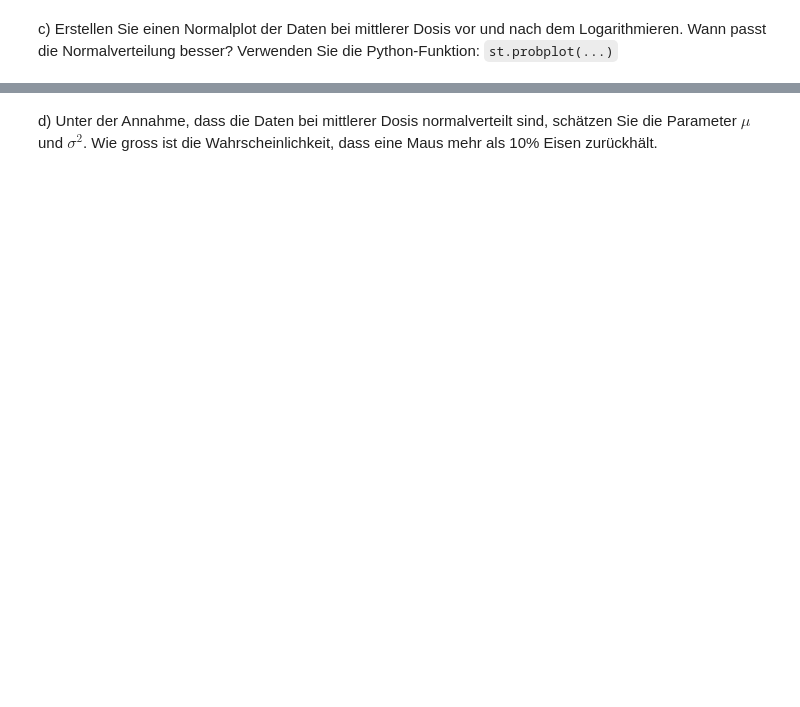
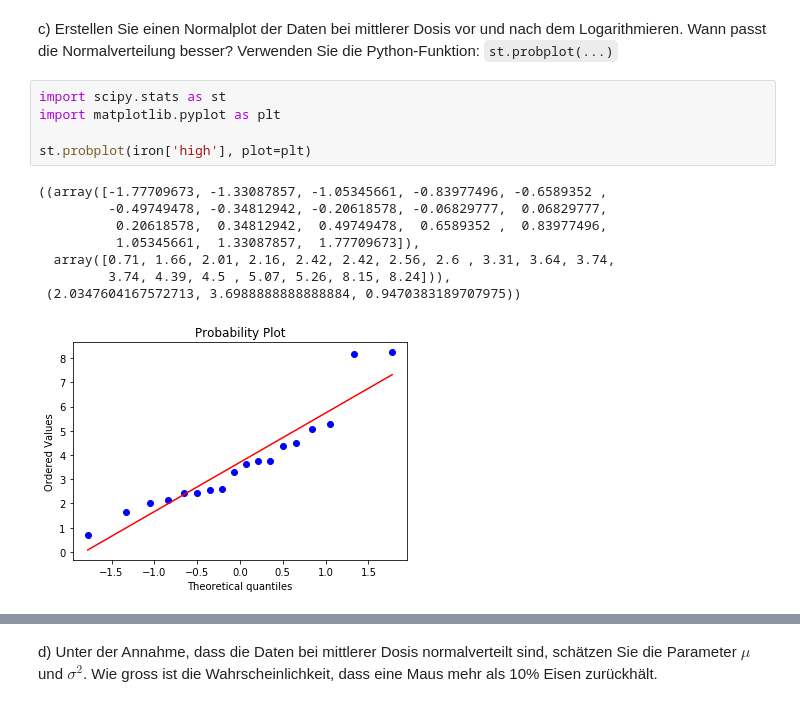
Before and after one commit to randombenj/hslu-statistics, a Jupyter notebook: sw05/exercise-5.3.ipynb, the cells around one changed output, grey strips where cells are left out. Saved outputs shown, nothing was run; the diff lists cells and outputs as text; blank space fills up the shorter version.

```diff
--- a/sw05/exercise-5.3.ipynb
+++ b/sw05/exercise-5.3.ipynb
@@ -10,2 +33,16 @@ b) Transformieren Sie alle Werte mit dem Logarithmus und erstellen Sie wieder di
 # %% [markdown]
 c) Erstellen Sie einen Normalplot der Daten bei mittlerer Dosis vor und nach dem Logarithmieren. Wann passt die Normalverteilung besser? Verwenden Sie die Python-Funktion: `st.probplot(...)`
+# %%
+import scipy.stats as st
+import matplotlib.pyplot as plt
+
+st.probplot(iron['high'], plot=plt)
+# %% [output]
+((array([-1.77709673, -1.33087857, -1.05345661, -0.83977496, -0.6589352 ,
+         -0.49749478, -0.34812942, -0.20618578, -0.06829777,  0.06829777,
+          0.20618578,  0.34812942,  0.49749478,  0.6589352 ,  0.83977496,
+          1.05345661,  1.33087857,  1.77709673]),
+  array([0.71, 1.66, 2.01, 2.16, 2.42, 2.42, 2.56, 2.6 , 3.31, 3.64, 3.74,
+         3.74, 4.39, 4.5 , 5.07, 5.26, 8.15, 8.24])),
+ (2.0347604167572713, 3.6988888888888884, 0.9470383189707975))
+[figure, added]
```
Also changed, not shown: parts of 11 cells of this notebook.
